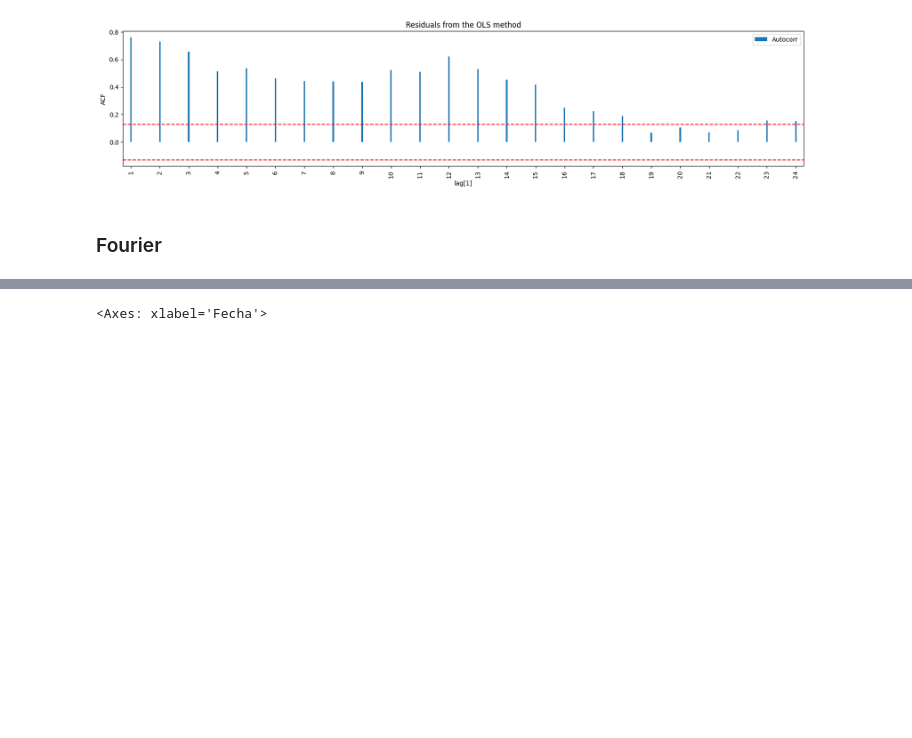
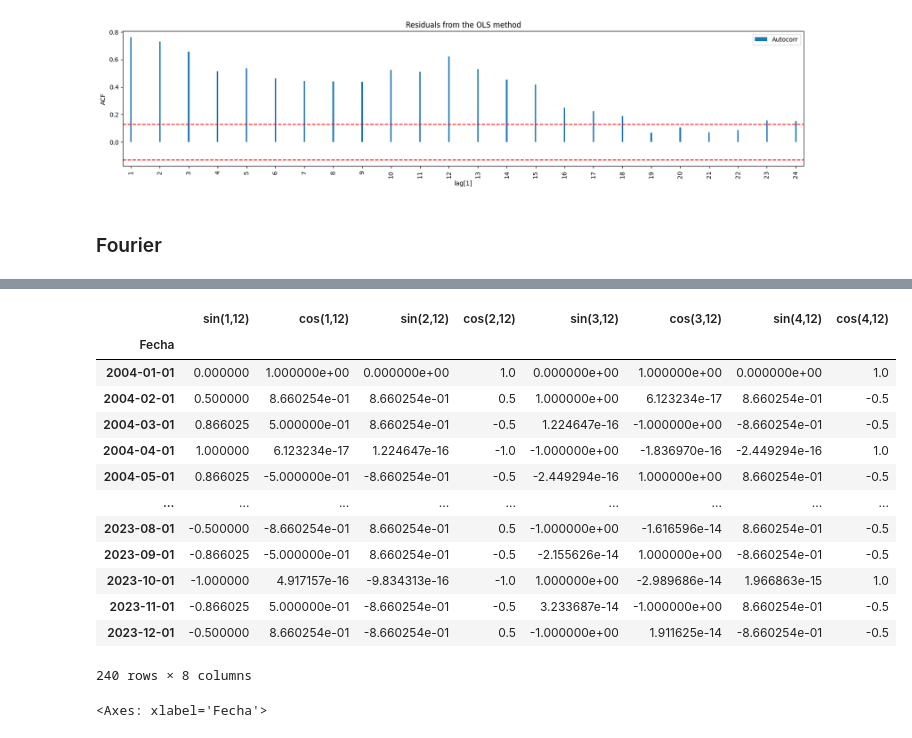
Before and after one commit to daniel-nuno/time_series_O2024_MAF3074N, a Jupyter notebook: regresion_lineal.ipynb, the cells around one changed output, grey strips where cells are left out. Cells and saved outputs as stored; diff of their text form; code cells hidden in the pictures; blank space fills up the shorter version.

```diff
--- a/regresion_lineal.ipynb
+++ b/regresion_lineal.ipynb
@@ -575,6 +579,23 @@ from statsmodels.tsa.deterministic import Fourier
 # %%
 fourier_gen = Fourier(12, order=4)
 fourier_data = fourier_gen.in_sample(data.index)
+# %%
+fourier_data
+# %% [output]
+|  | sin(1,12) | cos(1,12) | sin(2,12) | cos(2,12) | sin(3,12) | cos(3,12) | sin(4,12) | cos(4,12) |
+| Fecha |  |  |  |  |  |  |  |  |
+| 2004-01-01 | 0.000000 | 1.000000e+00 | 0.000000e+00 | 1.0 | 0.000000e+00 | 1.000000e+00 | 0.000000e+00 | 1.0 |
+| 2004-02-01 | 0.500000 | 8.660254e-01 | 8.660254e-01 | 0.5 | 1.000000e+00 | 6.123234e-17 | 8.660254e-01 | -0.5 |
+| 2004-03-01 | 0.866025 | 5.000000e-01 | 8.660254e-01 | -0.5 | 1.224647e-16 | -1.000000e+00 | -8.660254e-01 | -0.5 |
+| 2004-04-01 | 1.000000 | 6.123234e-17 | 1.224647e-16 | -1.0 | -1.000000e+00 | -1.836970e-16 | -2.449294e-16 | 1.0 |
+| 2004-05-01 | 0.866025 | -5.000000e-01 | -8.660254e-01 | -0.5 | -2.449294e-16 | 1.000000e+00 | 8.660254e-01 | -0.5 |
+| ... | ... | ... | ... | ... | ... | ... | ... | ... |
+| 2023-08-01 | -0.500000 | -8.660254e-01 | 8.660254e-01 | 0.5 | -1.000000e+00 | -1.616596e-14 | 8.660254e-01 | -0.5 |
+| 2023-09-01 | -0.866025 | -5.000000e-01 | 8.660254e-01 | -0.5 | -2.155626e-14 | 1.000000e+00 | -8.660254e-01 | -0.5 |
+| 2023-10-01 | -1.000000 | 4.917157e-16 | -9.834313e-16 | -1.0 | 1.000000e+00 | -2.989686e-14 | 1.966863e-15 | 1.0 |
+| 2023-11-01 | -0.866025 | 5.000000e-01 | -8.660254e-01 | -0.5 | 3.233687e-14 | -1.000000e+00 | 8.660254e-01 | -0.5 |
+| 2023-12-01 | -0.500000 | 8.660254e-01 | -8.660254e-01 | 0.5 | -1.000000e+00 | 1.911625e-14 | -8.660254e-01 | -0.5 |
+240 rows × 8 columns
 # %%
 fourier_data.plot(figsize=(20, 8))
 # %% [output]
```
Also changed, not shown: parts of 6 cells of this notebook.
